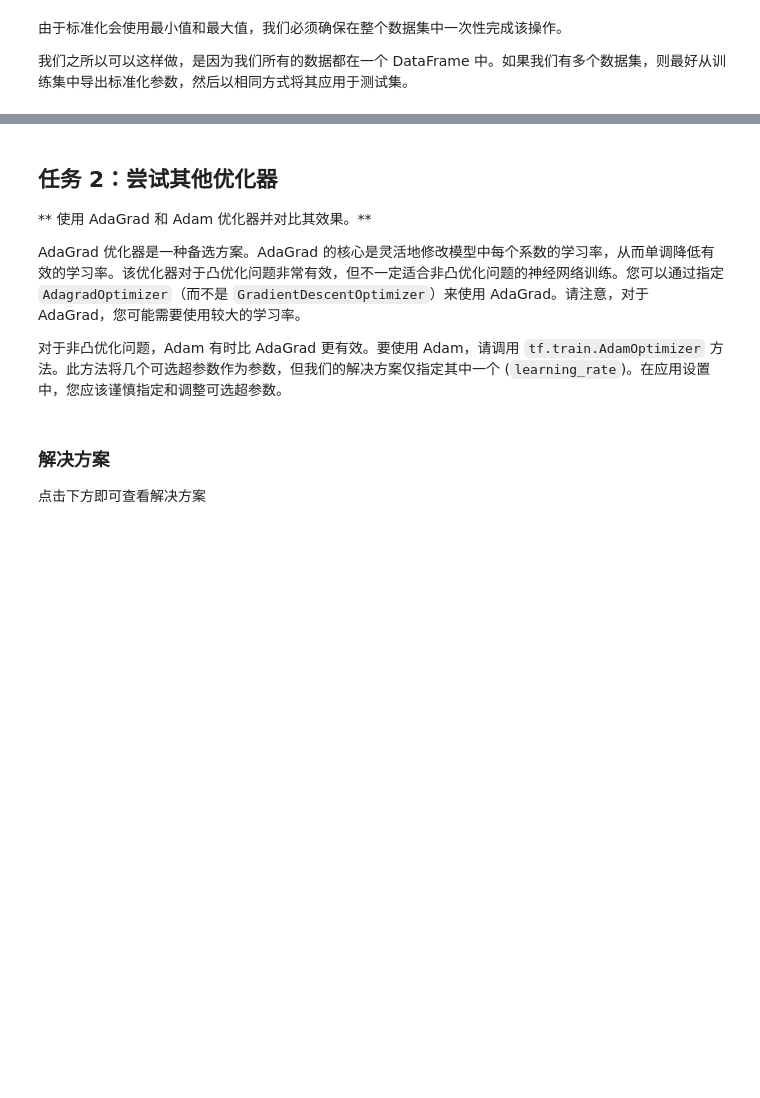
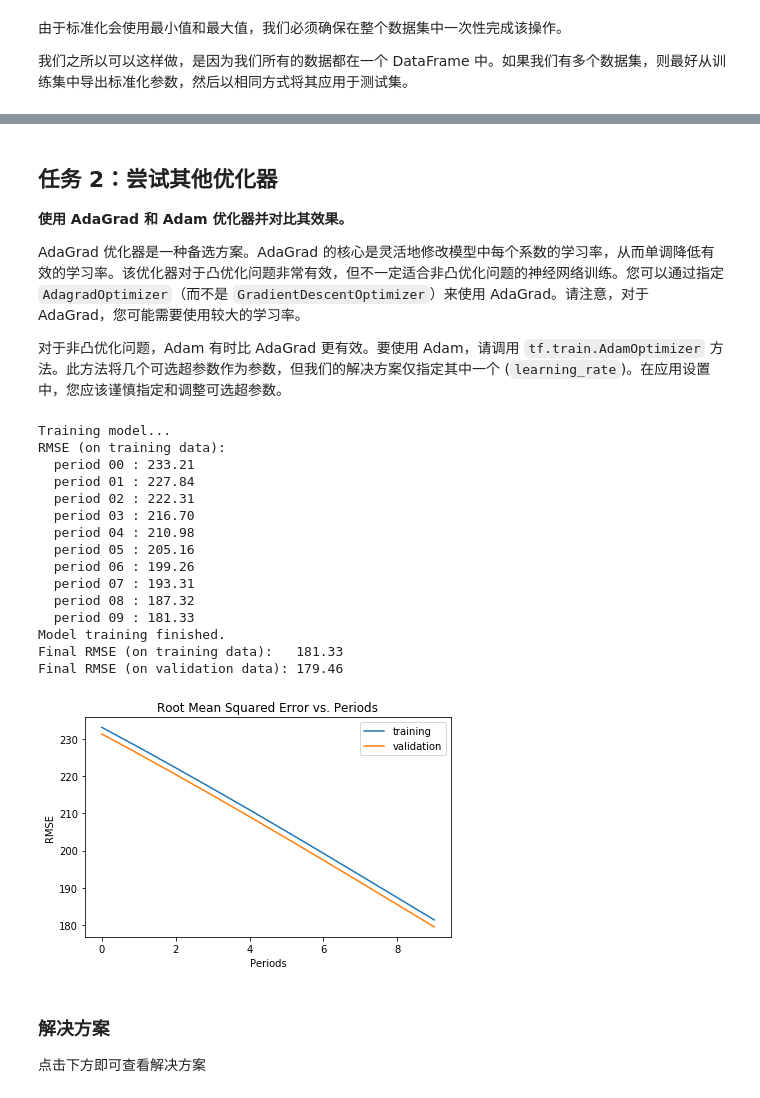
Before and after one commit to Baileyswu/google-tensorflow-tutor, a Jupyter notebook: 10. improving_neural_net_performance.ipynb, the cells around one changed output, grey strips where cells are left out. Cells and saved outputs as stored; diff of their text form; code cells hidden in the pictures; blank space fills up the shorter version.

```diff
--- a/10. improving_neural_net_performance.ipynb
+++ b/10. improving_neural_net_performance.ipynb
@@ -344,7 +454,7 @@ _ = train_nn_regression_model(
 # %% [markdown]
  ## 任务 2：尝试其他优化器
 
-** 使用 AdaGrad 和 Adam 优化器并对比其效果。**
+**使用 AdaGrad 和 Adam 优化器并对比其效果。**
 
 AdaGrad 优化器是一种备选方案。AdaGrad 的核心是灵活地修改模型中每个系数的学习率，从而单调降低有效的学习率。该优化器对于凸优化问题非常有效，但不一定适合非凸优化问题的神经网络训练。您可以通过指定 `AdagradOptimizer`（而不是 `GradientDescentOptimizer`）来使用 AdaGrad。请注意，对于 AdaGrad，您可能需要使用较大的学习率。
 
@@ -352,7 +462,33 @@ AdaGrad 优化器是一种备选方案。AdaGrad 的核心是灵活地修改模
 # %%
 #
 # YOUR CODE HERE: Retrain the network using Adagrad and then Adam.
 #
+_ = train_nn_regression_model(
+    my_optimizer=tf.train.AdagradOptimizer(learning_rate=0.005),
+    steps=2000,
+    batch_size=50,
+    hidden_units=[10, 10],
+    training_examples=normalized_training_examples,
+    training_targets=training_targets,
+    validation_examples=normalized_validation_examples,
+    validation_targets=validation_targets)
+# %% [output]
+Training model...
+RMSE (on training data):
+  period 00 : 233.21
+  period 01 : 227.84
+  period 02 : 222.31
+  period 03 : 216.70
+  period 04 : 210.98
+  period 05 : 205.16
+  period 06 : 199.26
+  period 07 : 193.31
+  period 08 : 187.32
+  period 09 : 181.33
+Model training finished.
+Final RMSE (on training data):   181.33
+Final RMSE (on validation data): 179.46
+[figure, added]
 # %% [markdown]
  ### 解决方案
 
```
Also changed, not shown: parts of 16 cells of this notebook, 5 other files.
